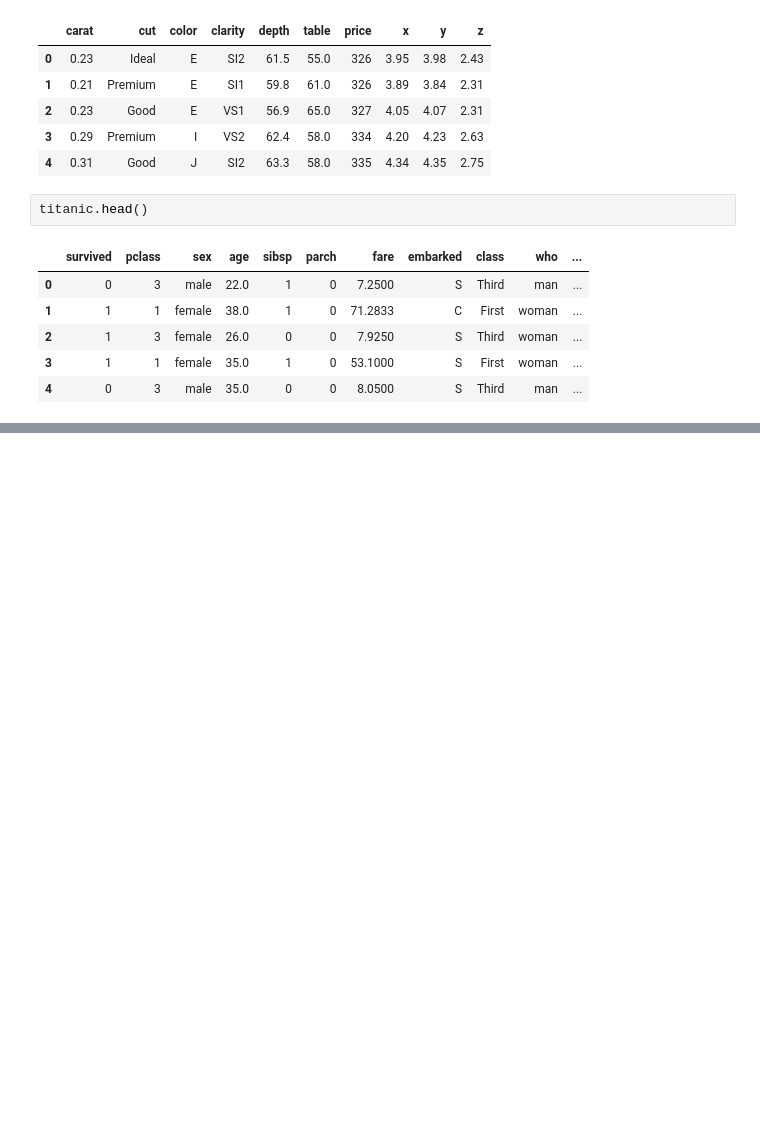
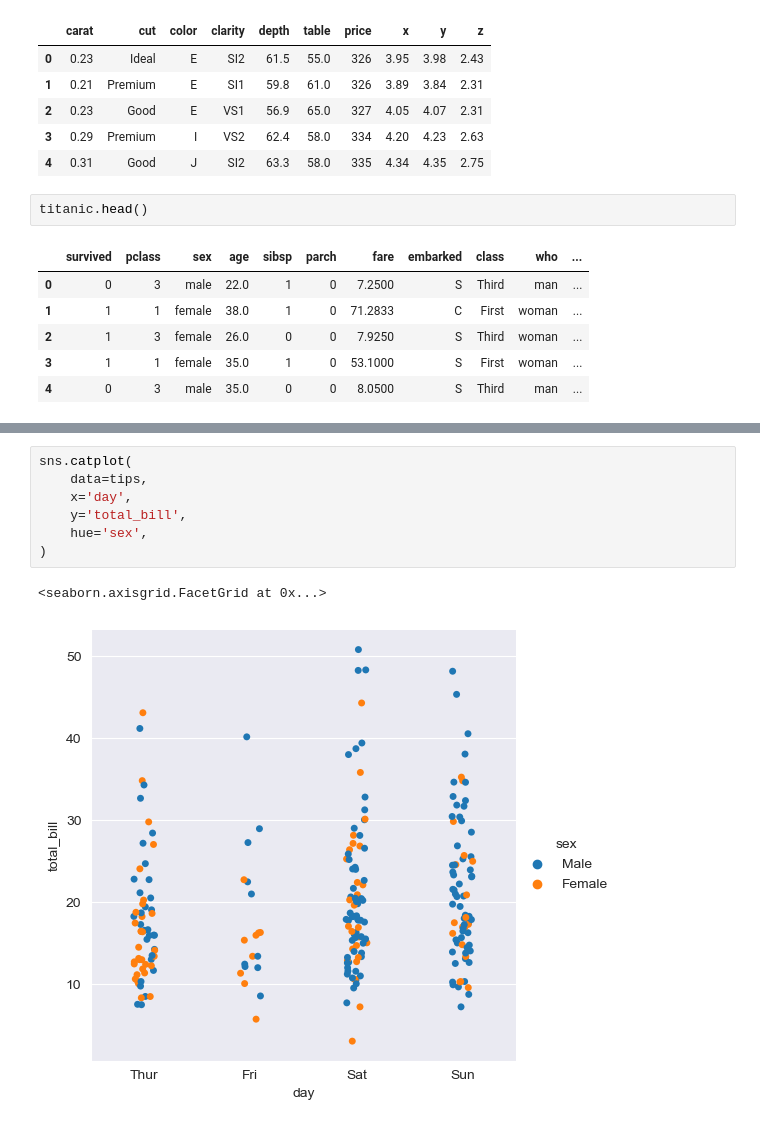
Before and after one commit to ebrahimhossaincse/Seaborn-Fundamentals, a Jupyter notebook: basics/Categorical_Plots.ipynb, the cells around one changed output, grey strips where cells are left out. Saved outputs shown, nothing was run; the diff lists cells and outputs as text; blank space fills up the shorter version.

```diff
--- a/basics/Categorical_Plots.ipynb
+++ b/basics/Categorical_Plots.ipynb
@@ -50,0 +70,10 @@ titanic.head()
+# %%
+sns.catplot(
+    data=tips,
+    x='day',
+    y='total_bill',
+    hue='sex',
+)
+# %% [output]
+<seaborn.axisgrid.FacetGrid at 0x...>
+[figure, added]
```
Also changed, not shown: parts of 5 cells of this notebook.
